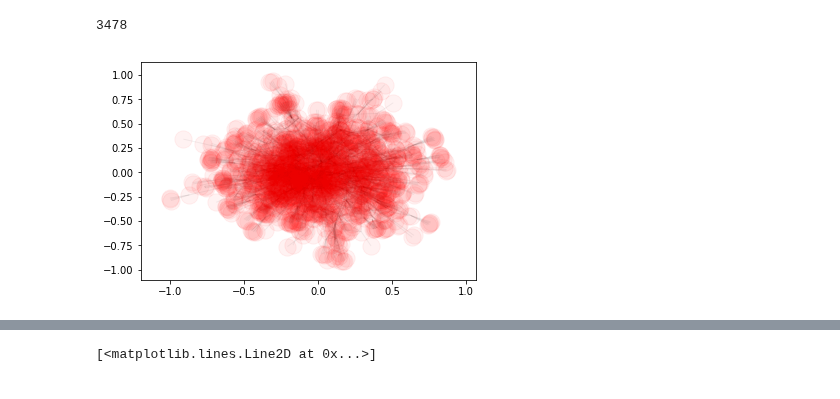
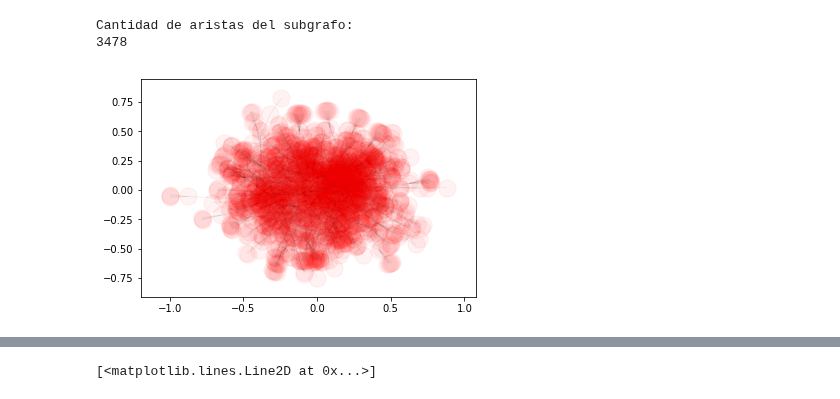
Before and after one commit to turtle-lea/ciencia-de-datos, a Jupyter notebook: tp-4/TP4.ipynb, the cells around one changed output, grey strips where cells are left out. Saved outputs shown, nothing was run; the diff lists cells and outputs as text; code cells hidden in the pictures.

```diff
--- a/tp-4/TP4.ipynb
+++ b/tp-4/TP4.ipynb
@@ -81,4 +94,0 @@ sub_grafo = obtener_subgrafo(lista_de_tuplas , "AOKI", 5)
-# %%
-len(sub_grafo)
-# %% [output]
-3478
@@ -85,9 +97,13 @@ len(sub_grafo)
+# %%
+print "Cantidad de aristas del subgrafo: "
+print len(sub_grafo)
+# %% [output]
+Cantidad de aristas del subgrafo:
+3478
 # %%
 import networkx as nx
-G = nx.Graph()
-G.add_edges_from(sub_grafo)
-nx.draw_networkx(G, alpha=0.05, with_labels=False)
-#plt.draw()
-#plt.show()
+G_ej1 = nx.Graph()
+G_ej1.add_edges_from(sub_grafo)
+nx.draw_networkx(G_ej1, alpha=0.05, with_labels=False)
 # %% [output]
-[figure, old version]
+[figure, new version]
```
Also changed, not shown: parts of 84 cells of this notebook.
